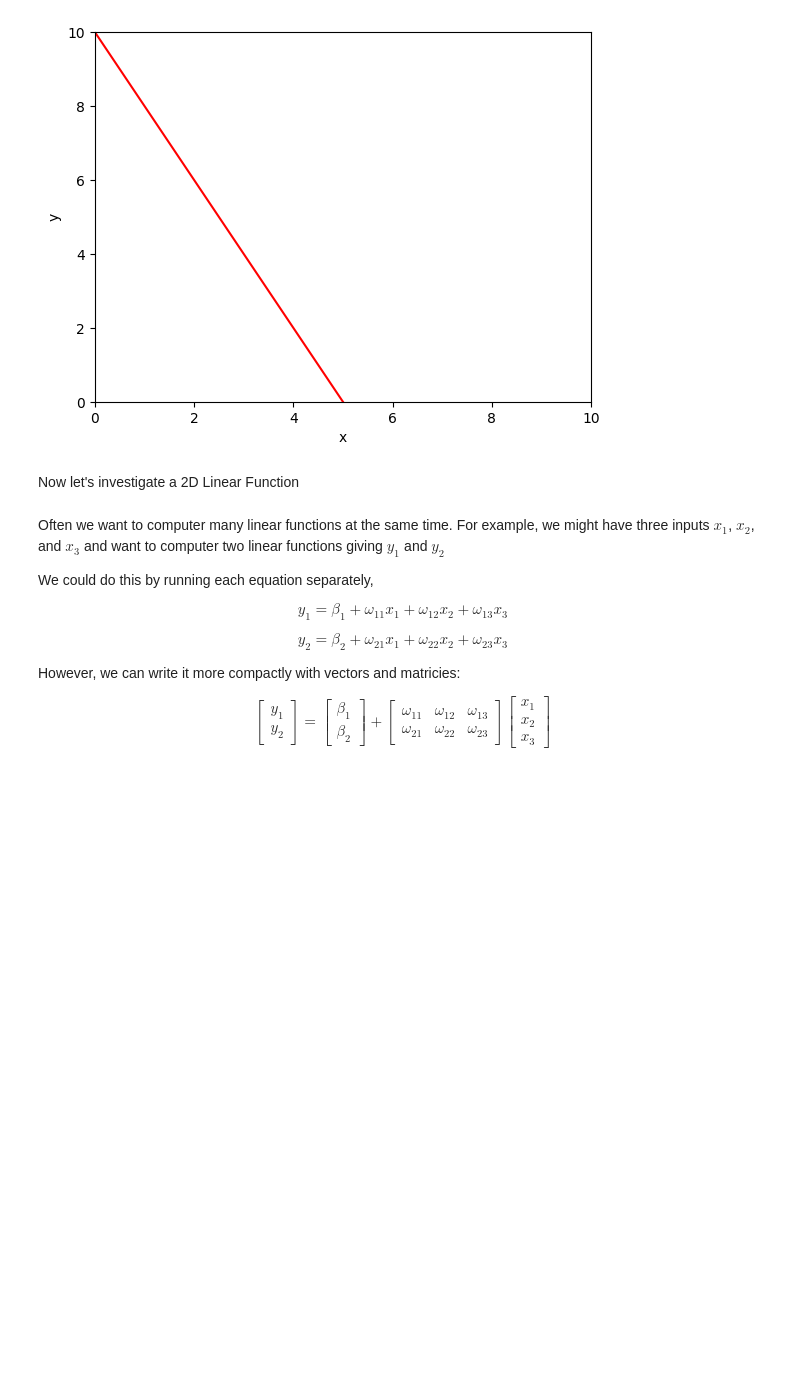
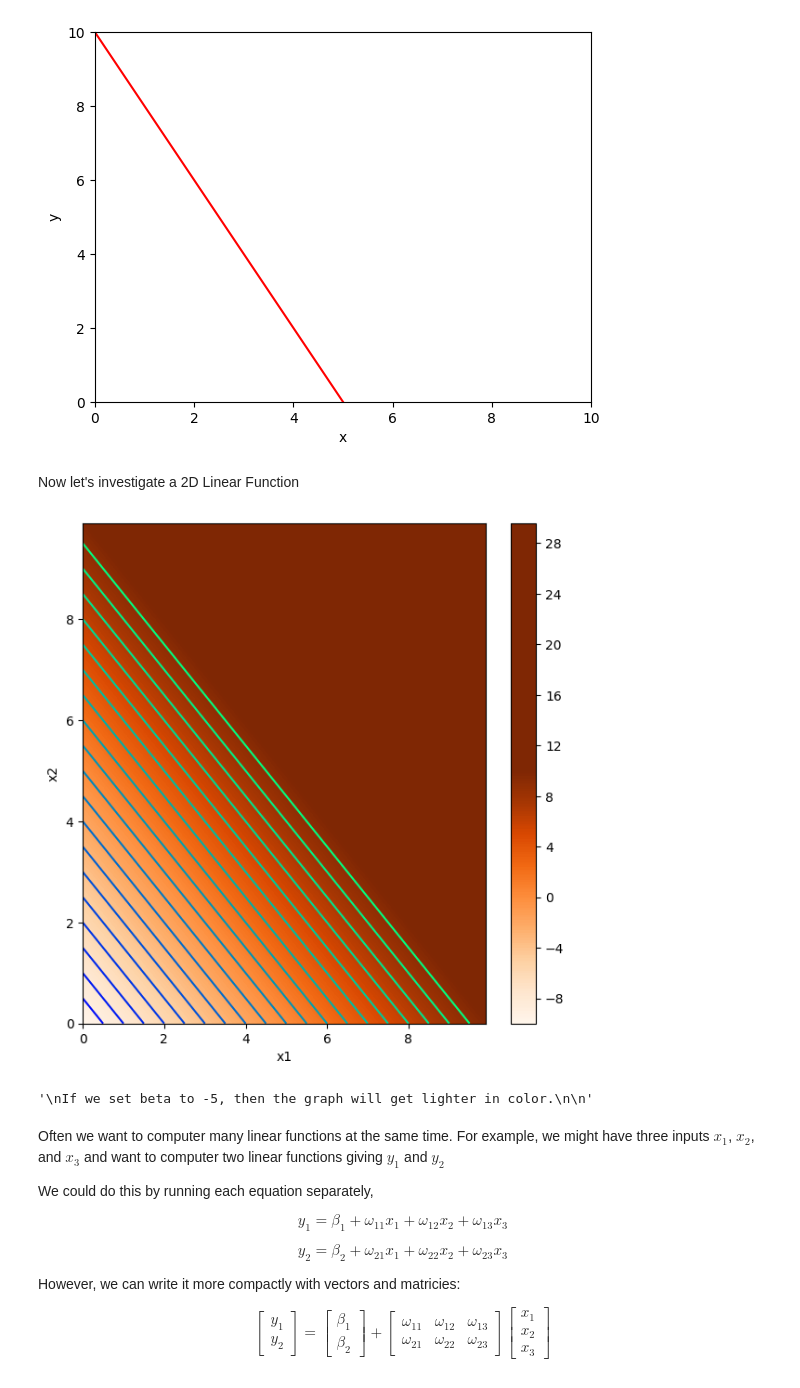
Before and after one commit to kanishk-jain-2001/understanding-deep-learning, a Jupyter notebook: backgroundmath.ipynb, the cells around one changed output. Drawn from its saved outputs; the diff is of its cells as text; code cells hidden in the pictures; blank space fills up the shorter version.

```diff
--- a/backgroundmath.ipynb
+++ b/backgroundmath.ipynb
@@ -55,9 +53,9 @@ Now let's investigate a 2D Linear Function
 def draw_2D_function(x1_mesh, x2_mesh, y):
     fig, ax = plt.subplots()
     fig.set_size_inches(7,7)
-    pos = ax.contourf(x1_mesh, x2_mesh, y, levels=256 ,cmap = 'hot', vmin=-10,vmax=10.0)
+    pos = ax.contourf(x1_mesh, x2_mesh, y, levels=256, cmap = 'Oranges', vmin=-10,vmax=10.0)
     fig.colorbar(pos, ax=ax)
-    ax.set_xlabel('x1');ax.set_ylabel('x2')
+    ax.set_xlabel('x1'); ax.set_ylabel('x2')
     levels = np.arange(-10,10,1.0)
     ax.contour(x1_mesh, x2_mesh, y, levels, cmap='winter')
     plt.show()
@@ -69,33 +67,50 @@ def linear_function_2D(x1,x2,beta,omega1,omega2):
 # %%
 # Plot the 2D function
 
 # Make 2D array of x and y points
 x1 = np.arange(0.0, 10.0, 0.1)
 x2 = np.arange(0.0, 10.0, 0.1)
-x1,x2 = np.meshgrid(x1,x2)  # https://www.geeksforgeeks.org/numpy-meshgrid-function/
+x1,x2 = np.meshgrid(x1,x2)  # Meshgrid helps us get the permutation of all x1 and x2 pairs so that we can later find their respective y value
+
 
 # Compute the 2D function for given values of omega1, omega2
-beta = 0.0; omega1 = 1.0; omega2 = -0.5
+beta = -10; omega1 = 2; omega2 = 2
 y  = linear_function_2D(x1,x2,beta, omega1, omega2)
 
 # Draw the function.
 # Color represents y value (brighter = higher value)
-# Black = -10 or less, White = +10 or more
-# 0 = mid orange
-# Lines are contours where value is equal
 draw_2D_function(x1,x2,y)
 
 # TODO
 # Predict what this plot will look like if you set omega_1 to zero
 # Change the code and see if you are right.
 
+'''
+When we set omega_1 to 0, then the colors will be equal horizontally, but vertically, they will get smaller /larger based on
+the value of omega_2.
+
+'''
+
 # TODO
 # Predict what this plot will look like if you set omega_2 to zero
 # Change the code and see if you are right.
 
+'''
+When we set omega_2 to zero, the colors will be equal vertically, but will get smaller/larger based on the value of omega_1.
+
+'''
+
 # TODO
 # Predict what this plot will look like if you set beta to -5
 # Change the code and see if you are correct
+
+'''
+If we set beta to -5, then the graph will get lighter in color.
+
+'''
+# %% [output]
+[figure, added]
+'\nIf we set beta to -5, then the graph will get lighter in color.\n\n'
 # %% [markdown]
 Often we want to computer many linear functions at the same time.
 For example, we might have three inputs $x_1$, $x_2$, and $x_3$ and want to computer two linear functions giving $y_1$ and $y_2$
```
Also changed, not shown: parts of 6 cells of this notebook, 1 other file.
